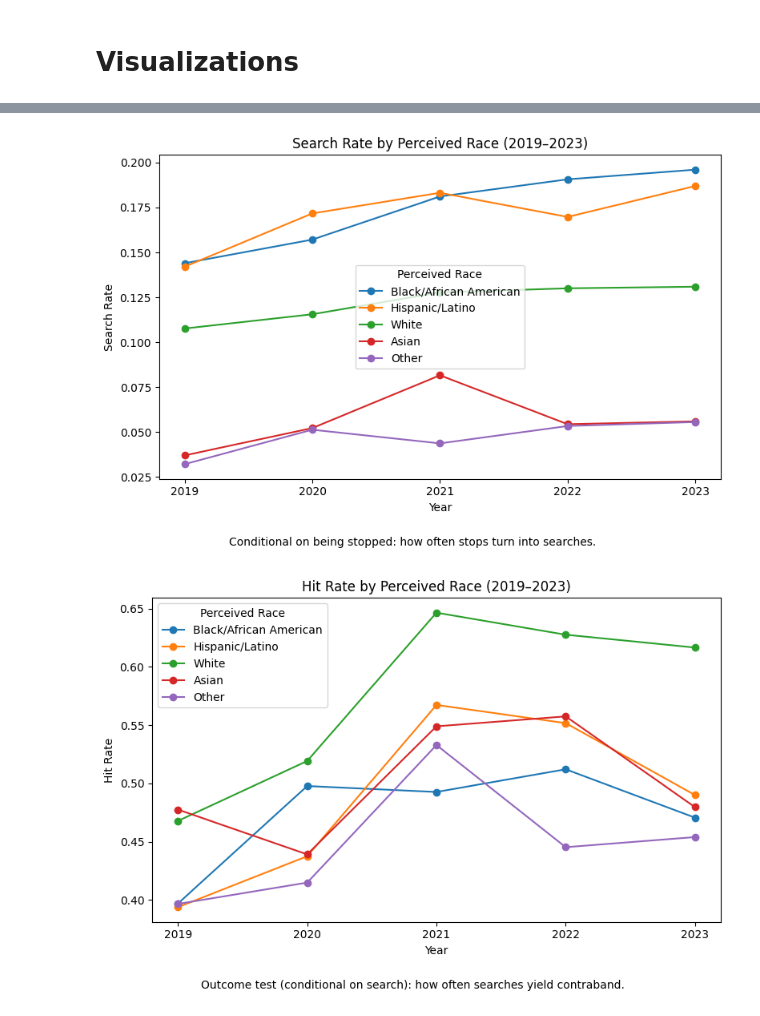
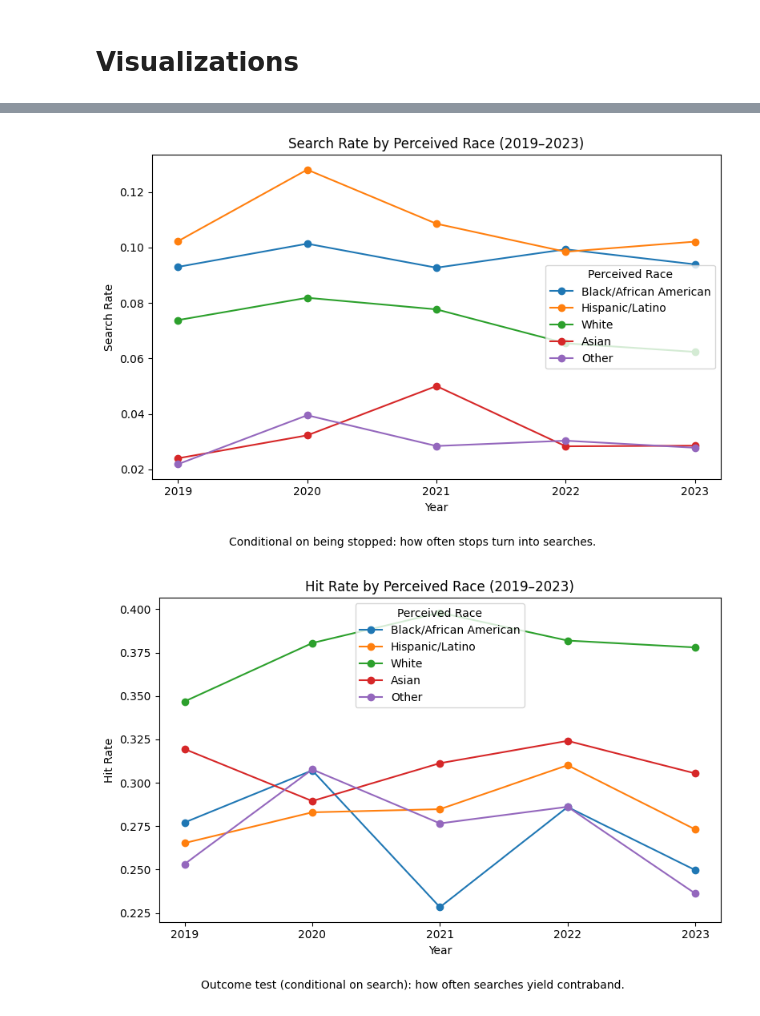
Before and after one commit to laurenbchu/honors-thesis, a Jupyter notebook: notebooks/analysis.ipynb, the cells around one changed output, grey strips where cells are left out. Cells and saved outputs as stored; diff of their text form; code cells hidden in the pictures.

Commit message:
Updated with new functions for overall exposure

```diff
--- a/notebooks/analysis.ipynb
+++ b/notebooks/analysis.ipynb
@@ -62,14 +63,6 @@ keep_cols = [
     "multi_person_stop"
 ]
 policing = full_policing[[c for c in keep_cols if c in full_policing.columns]].copy()
-
-# Filter for only discretionary stops
-policing = policing[policing["reason_for_contact"].isin([
-    "Moving violation",
-    "Equipment violation",
-    "Non-moving violation",
-    "Suspect criminal activity"
-])]
 # %%
 # Load in prosecution data
 prosecution = pd.read_csv("https://raw.githubusercontent.com/laurenbchu/honors-thesis/main/data/cleaned/cleaned_orange_aclu_2021_2023.csv", low_memory=False)
@@ -133,0 +82,4 @@ discretionary_policing_analysis
+# %%
+# Filter for only discretionary stops and consider only purely discretionary searches in search and hit rates
+discretionary_policing_analysis = discretionary_policing_summary_table(policing, census_coarse)
+discretionary_policing_analysis
@@ -162,7 +132,18 @@ prosecution_analysis
 # %% [markdown]
 # Visualizations
 # %%
-visualize_policing(policing_analysis)
+# Need to rename columns before calling function
+disc_vis = discretionary_policing_analysis.rename(columns={
+    "Discretionary Searches per 1,000": "Searches per 1,000",
+    "Discretionary Search Rate": "Search Rate",
+    "Discretionary Hit Rate": "Hit Rate",
+    "Discretionary Search Count": "Search Count",
+    "Discretionary Hit Count": "Hit Count",
+})
+
+visualize_policing(disc_vis)
+
+visualize_policing(discretionary_policing_analysis)
 visualize_prosecution(prosecution_analysis)
 # %% [output]
 [figure]
@@ -170,2 +151,2 @@ visualize_prosecution(prosecution_analysis)
-[figure, old version]
+[figure, new version]
-[figure, old version]
+[figure, new version]
```
Also changed, not shown: parts of 21 cells of this notebook, 1 other file.
